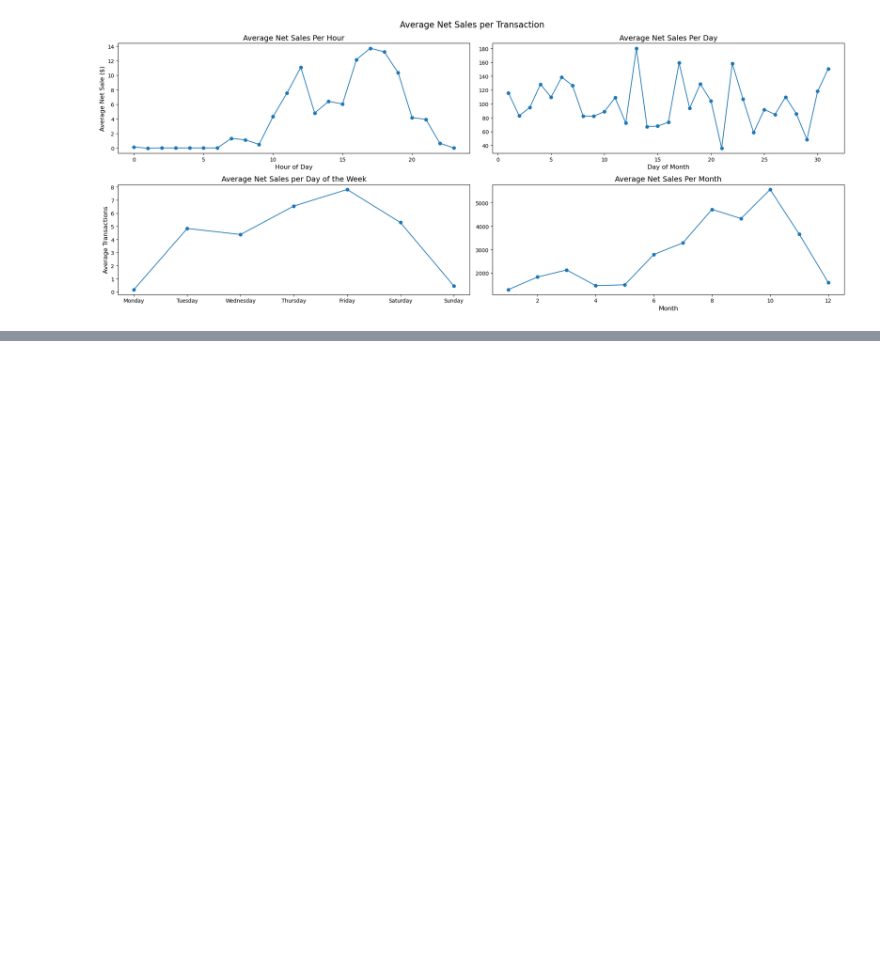
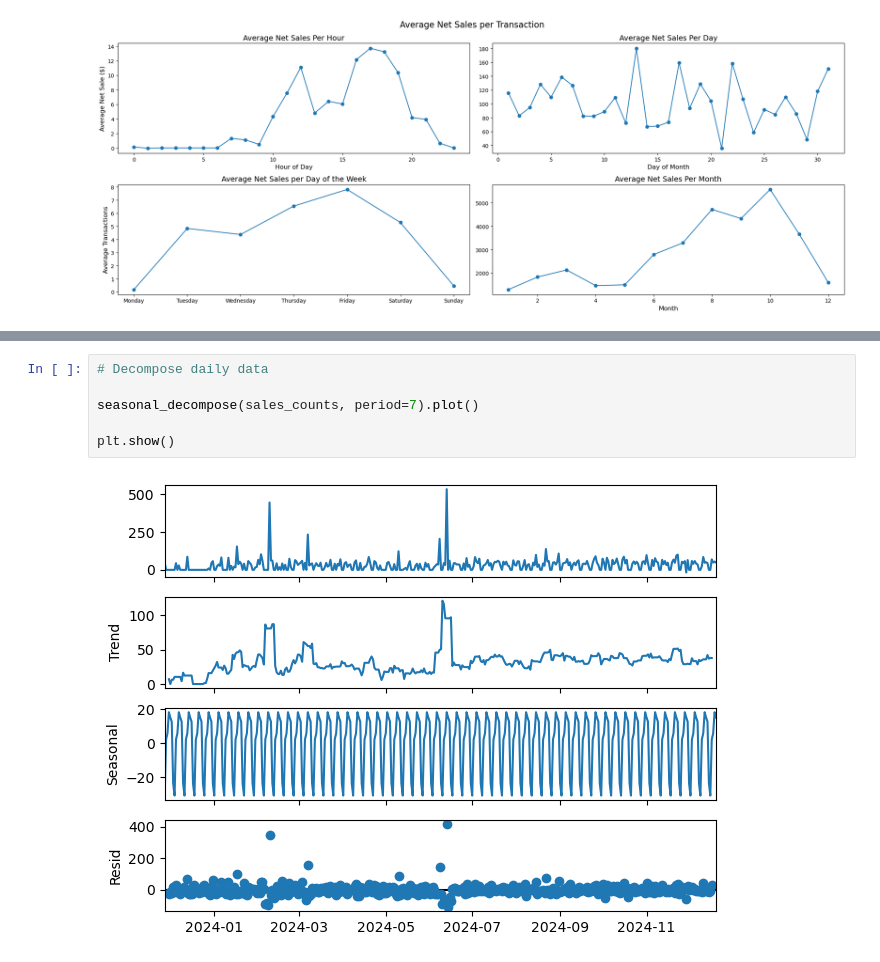
Before and after one commit to ajamkotc/belly_rubb_analysis, a Jupyter notebook: notebooks/2.0-aj-transactions-time-series-exploration.ipynb, the cells around one changed output, grey strips where cells are left out. Drawn from its saved outputs; the diff is of its cells as text; blank space fills up the shorter version.

```diff
--- a/notebooks/2.0-aj-transactions-time-series-exploration.ipynb
+++ b/notebooks/2.0-aj-transactions-time-series-exploration.ipynb
@@ -196,0 +283,8 @@ plt.show()
+# %%
+# Decompose daily data
+
+seasonal_decompose(sales_counts, period=7).plot()
+
+plt.show()
+# %% [output]
+[figure, added]
```
Also changed, not shown: parts of 21 cells of this notebook, 11 other files.
